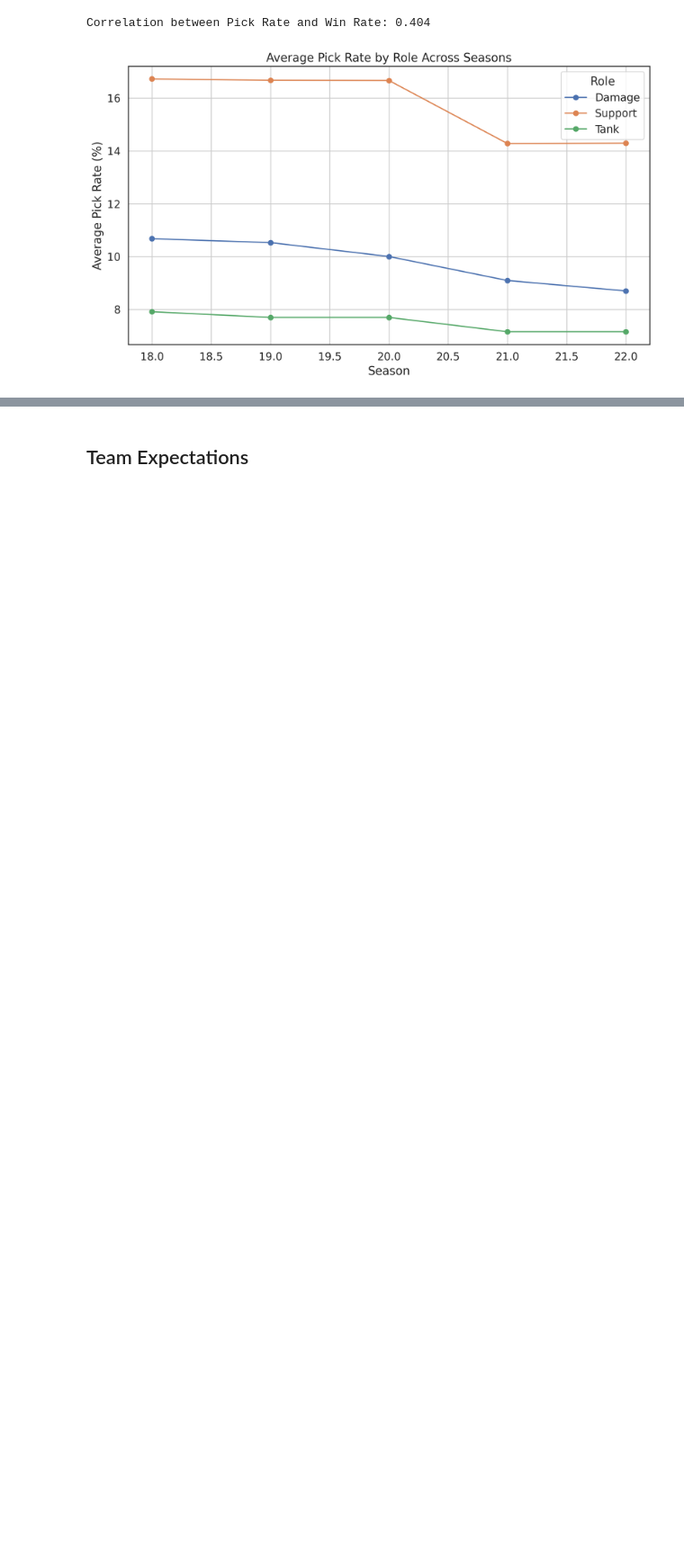
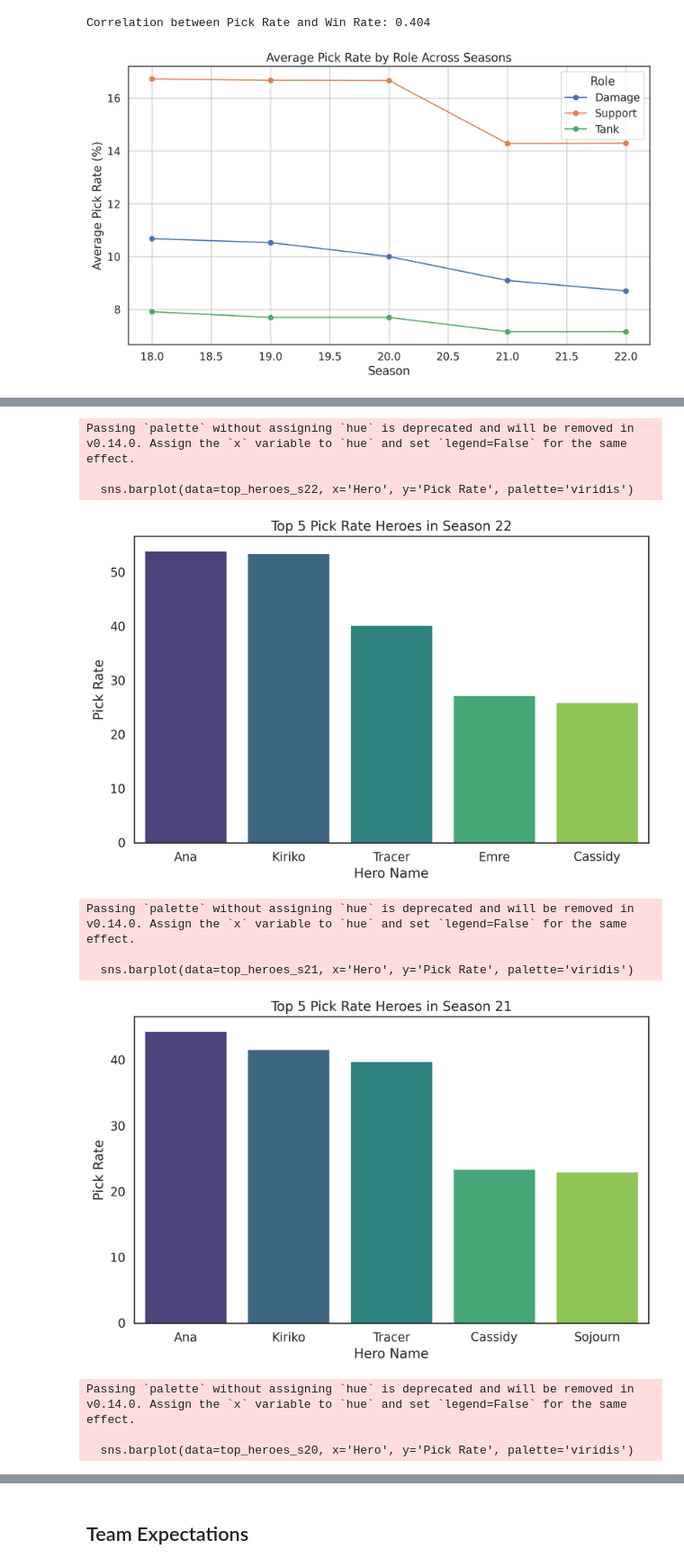
Before and after one commit to COGS108/Group-SP26-086, a Jupyter notebook: 02-EDACheckpoint.ipynb, the cells around one changed output, grey strips where cells are left out. Shown at 90% size. Cells and saved outputs as stored; diff of their text form; code cells hidden in the pictures; blank space fills up the shorter version.

```diff
--- a/02-EDACheckpoint.ipynb
+++ b/02-EDACheckpoint.ipynb
@@ -579,0 +622,68 @@ Correlation between Pick Rate and Win Rate: 0.404
+# %%
+# Hero Dominance Plot
+top_heroes_s22 = pd.concat([Damage_hero_s22, Tank_hero_s22, Support_hero_s22]).nlargest(5, 'Pick Rate')
+
+plt.figure(figsize=(10, 6))
+sns.barplot(data=top_heroes_s22, x='Hero', y='Pick Rate', palette='viridis')
+plt.title('Top 5 Pick Rate Heroes in Season 22')
+plt.xlabel('Hero Name')
+plt.ylabel('Pick Rate')
+plt.show()
+
+top_heroes_s21 = pd.concat([Damage_hero_s21, Tank_hero_s21, Support_hero_s21]).nlargest(5, 'Pick Rate')
+
+plt.figure(figsize=(10, 6))
+sns.barplot(data=top_heroes_s21, x='Hero', y='Pick Rate', palette='viridis')
+plt.title('Top 5 Pick Rate Heroes in Season 21')
+plt.xlabel('Hero Name')
+plt.ylabel('Pick Rate')
+plt.show()
+
+top_heroes_s20 = pd.concat([Damage_hero_s20, Tank_hero_s20, Support_hero_s20]).nlargest(5, 'Pick Rate')
+
+plt.figure(figsize=(10, 6))
+sns.barplot(data=top_heroes_s20, x='Hero', y='Pick Rate', palette='viridis')
+plt.title('Top 5 Pick Rate Heroes in Season 20')
+plt.xlabel('Hero Name')
+plt.ylabel('Pick Rate')
+plt.show()
+
+top_heroes_s19 = pd.concat([Damage_hero_s19, Tank_hero_s19, Support_hero_s19]).nlargest(5, 'Pick Rate')
+
+plt.figure(figsize=(10, 6))
+sns.barplot(data=top_heroes_s19, x='Hero', y='Pick Rate', palette='viridis')
+plt.title('Top 5 Pick Rate Heroes in Season 19')
+plt.xlabel('Hero Name')
+plt.ylabel('Pick Rate')
+plt.show()
+
+top_heroes_s18 = pd.concat([Damage_hero_s18, Tank_hero_s18, Support_hero_s18]).nlargest(5, 'Pick Rate')
+
+plt.figure(figsize=(10, 6))
+sns.barplot(data=top_heroes_s18, x='Hero', y='Pick Rate', palette='viridis')
+plt.title('Top 5 Pick Rate Heroes in Season 18')
+plt.xlabel('Hero Name')
+plt.ylabel('Pick Rate')
+plt.show()
+
+# 2. Meta Diversity Trend Line Plot
+plt.figure(figsize=(10, 6))
+sns.lineplot(data=df_entropy, x='season', y='entropy', marker='o')
+plt.title('Meta Diversity Trend (Shannon Entropy by Season)')
+plt.xticks(season_ids)
+plt.ylabel('Shannon Entropy')
+plt.xlabel('Season')
+plt.grid(True)
+plt.show()
+# %% [output]
+Passing `palette` without assigning `hue` is deprecated and will be removed in v0.14.0. Assign the `x` variable to `hue` and set `legend=False` for the same effect.
+
+  sns.barplot(data=top_heroes_s22, x='Hero', y='Pick Rate', palette='viridis')
+[figure, added]
+Passing `palette` without assigning `hue` is deprecated and will be removed in v0.14.0. Assign the `x` variable to `hue` and set `legend=False` for the same effect.
+
+  sns.barplot(data=top_heroes_s21, x='Hero', y='Pick Rate', palette='viridis')
+[figure, added]
+Passing `palette` without assigning `hue` is deprecated and will be removed in v0.14.0. Assign the `x` variable to `hue` and set `legend=False` for the same effect.
+
+  sns.barplot(data=top_heroes_s20, x='Hero', y='Pick Rate', palette='viridis')
```
Also changed, not shown: parts of 3 cells of this notebook.
